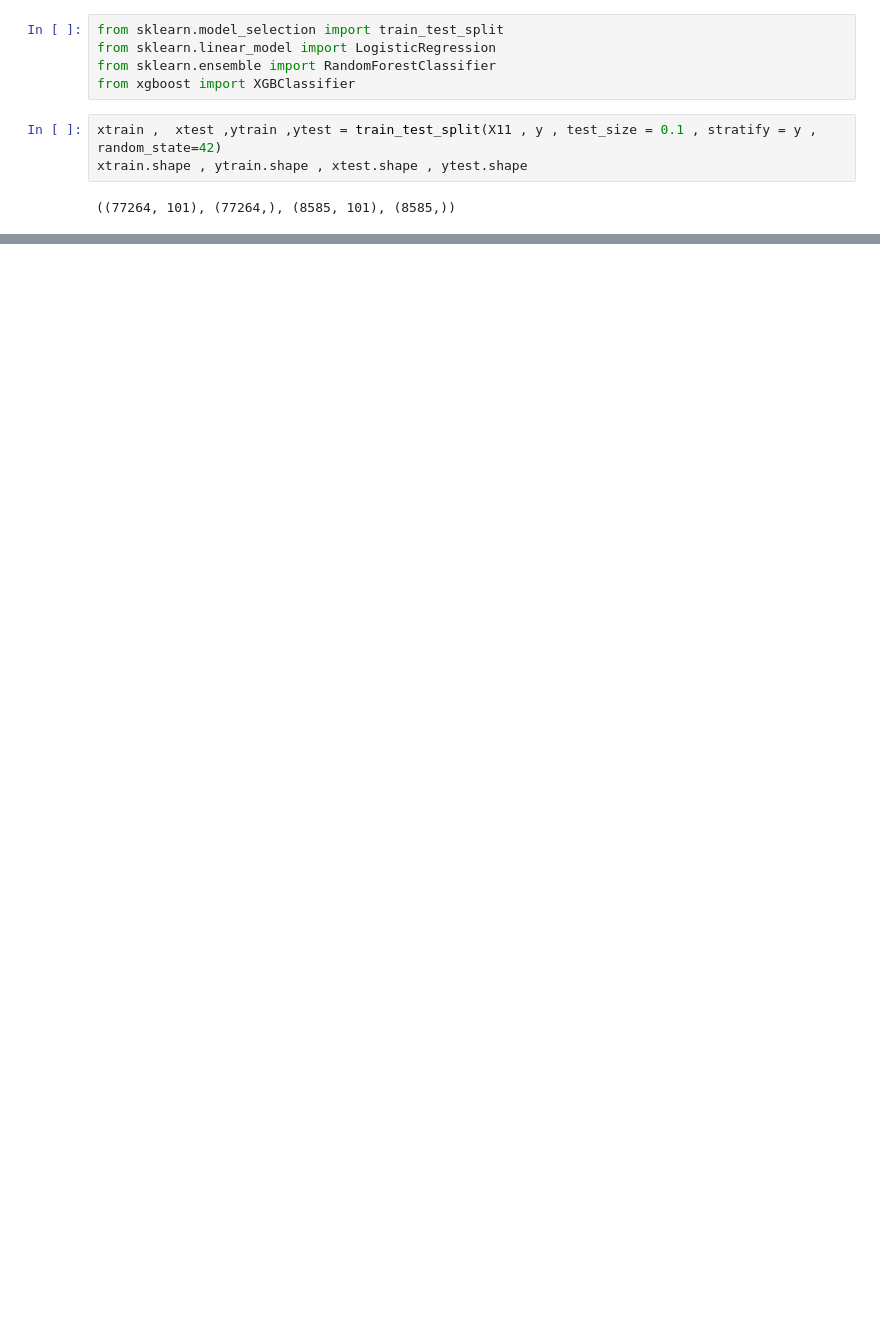
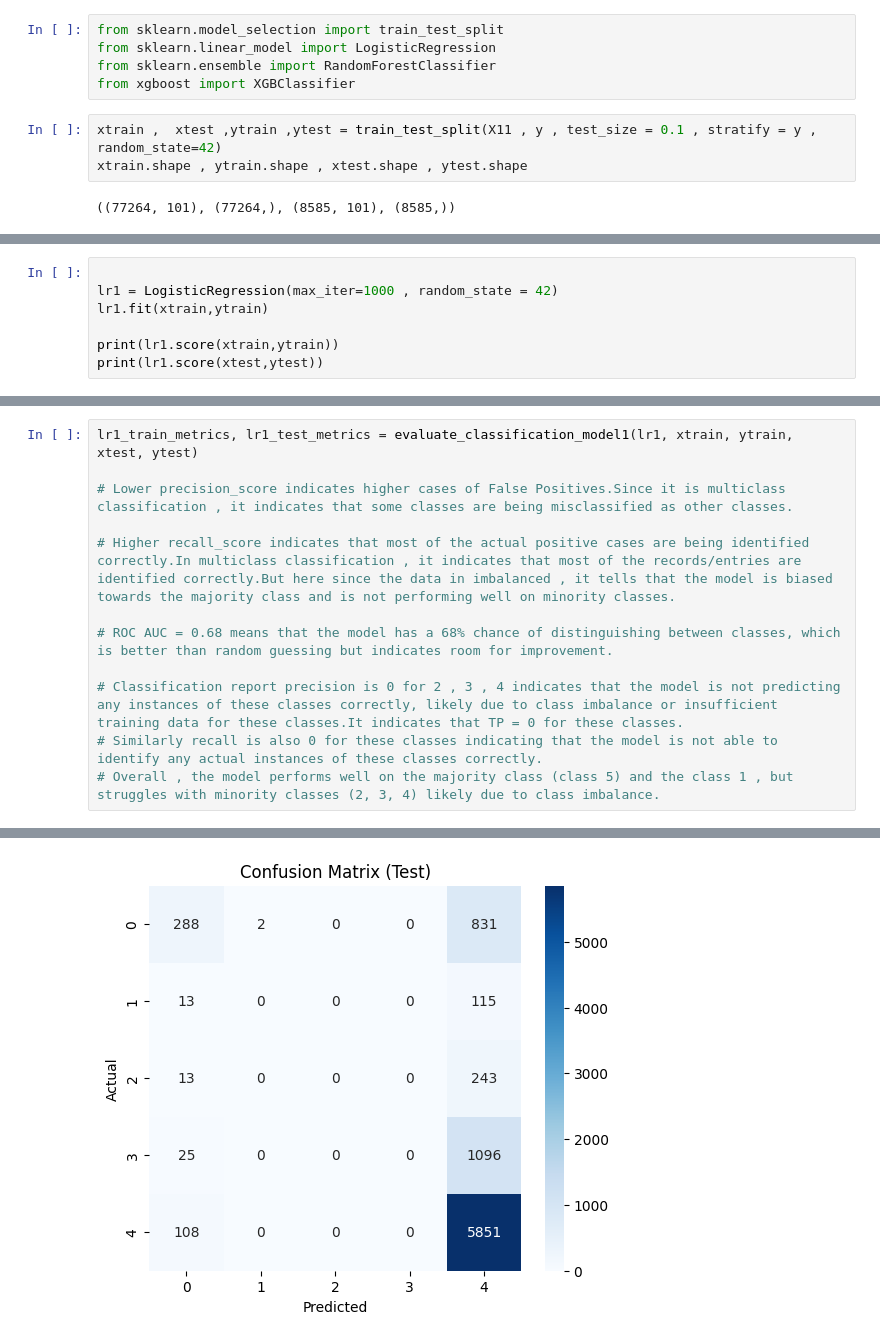
Before and after one commit to AnkurBhatt07/Customer-Satisfaction-Score-Prediction-using-ML-DL, a Jupyter notebook: notebooks/model_training.ipynb, the cells around one changed output, grey strips where cells are left out. Saved outputs shown, nothing was run; the diff lists cells and outputs as text; blank space fills up the shorter version.

```diff
--- a/notebooks/model_training.ipynb
+++ b/notebooks/model_training.ipynb
@@ -544,0 +173,7 @@ WARNING:absl:You are saving your model as an HDF5 file via `model.save()` or `ke
+# %%
+
+lr1 = LogisticRegression(max_iter=1000 , random_state = 42)
+lr1.fit(xtrain,ytrain)
+
+print(lr1.score(xtrain,ytrain))
+print(lr1.score(xtest,ytest))
@@ -544,0 +191,13 @@ WARNING:absl:You are saving your model as an HDF5 file via `model.save()` or `ke
+# %%
+lr1_train_metrics, lr1_test_metrics = evaluate_classification_model1(lr1, xtrain, ytrain, xtest, ytest)
+
+# Lower precision_score indicates higher cases of False Positives.Since it is multiclass classification , it indicates that some classes are being misclassified as other classes.
+
+# Higher recall_score indicates that most of the actual positive cases are being identified correctly.In multiclass classification , it indicates that most of the records/entries are identified correctly.But here since the data in imbalanced , it tells that the model is biased towards the majority class and is not performing well on minority classes.
+
+# ROC AUC = 0.68 means that the model has a 68% chance of distinguishing between classes, which is better than random guessing but indicates room for improvement.
+
+# Classification report precision is 0 for 2 , 3 , 4 indicates that the model is not predicting any instances of these classes correctly, likely due to class imbalance or insufficient training data for these classes.It indicates that TP = 0 for these classes.
+# Similarly recall is also 0 for these classes indicating that the model is not able to identify any actual instances of these classes correctly.
+# Overall , the model performs well on the majority class (class 5) and the class 1 , but struggles with minority classes (2, 3, 4) likely due to class imbalance.
+# %% [output]
@@ -544,0 +221 @@ WARNING:absl:You are saving your model as an HDF5 file via `model.save()` or `ke
+[figure, added]
```
Also changed, not shown: parts of 120 cells of this notebook, 8 other files.
